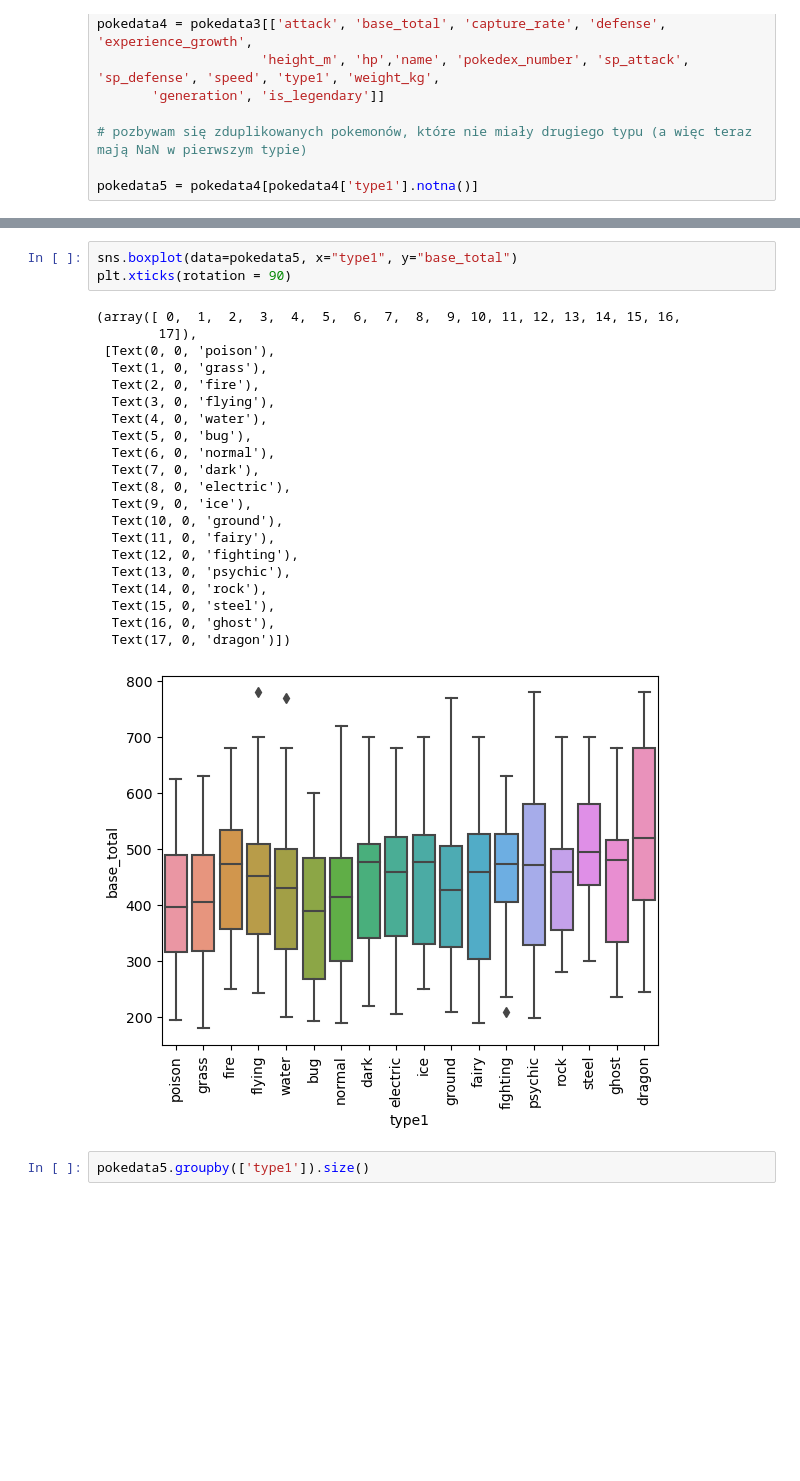
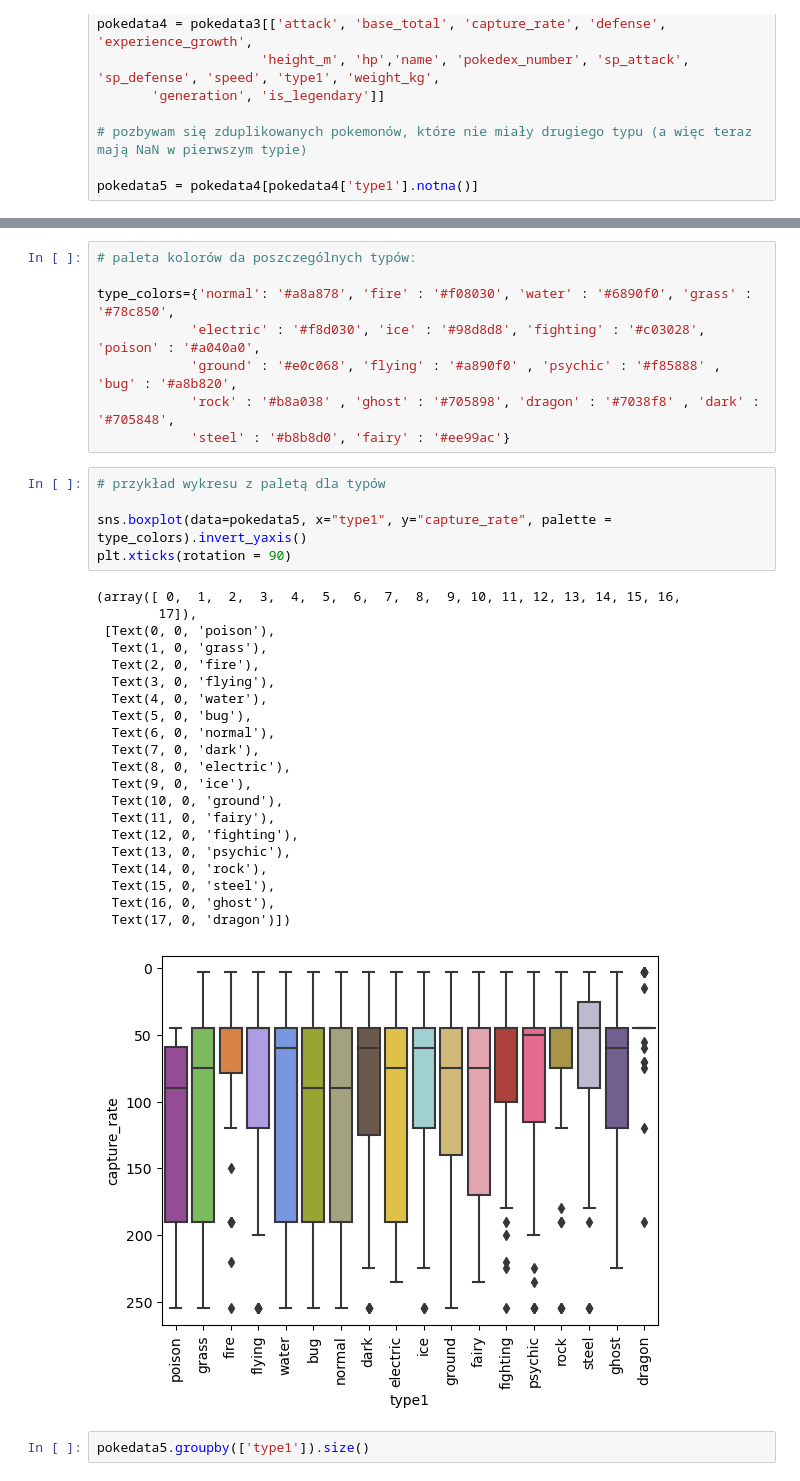
Before and after one commit to infoshareacademy/jdszr12-databenders, a Jupyter notebook: pokemon_python_rb.ipynb, the cells around one changed output, grey strips where cells are left out. Cells and saved outputs as stored; diff of their text form; blank space fills up the shorter version.

Commit message:
deleted crashed file poke_radek, modified pokemon_python_rb - created color pallete for specyfic pokemon types

```diff
--- a/pokemon_python_rb.ipynb
+++ b/pokemon_python_rb.ipynb
@@ -187,28 +122,38 @@ pokedata5
+# %%
+# paleta kolorów da poszczególnych typów:
+
+type_colors={'normal': '#a8a878', 'fire' : '#f08030', 'water' : '#6890f0', 'grass' : '#78c850',
+            'electric' : '#f8d030', 'ice' : '#98d8d8', 'fighting' : '#c03028', 'poison' : '#a040a0',
+            'ground' : '#e0c068', 'flying' : '#a890f0' , 'psychic' : '#f85888' , 'bug' : '#a8b820',
+            'rock' : '#b8a038' , 'ghost' : '#705898', 'dragon' : '#7038f8' , 'dark' : '#705848',
+            'steel' : '#b8b8d0', 'fairy' : '#ee99ac'}
 # %%
-sns.boxplot(data=pokedata5, x="type1", y="base_total")
+# przykład wykresu z paletą dla typów
+
+sns.boxplot(data=pokedata5, x="type1", y="capture_rate", palette = type_colors).invert_yaxis()
 plt.xticks(rotation = 90)
 # %% [output]
 (array([ 0,  1,  2,  3,  4,  5,  6,  7,  8,  9, 10, 11, 12, 13, 14, 15, 16,
         17]),
  [Text(0, 0, 'poison'),
   Text(1, 0, 'grass'),
   Text(2, 0, 'fire'),
   Text(3, 0, 'flying'),
   Text(4, 0, 'water'),
   Text(5, 0, 'bug'),
   Text(6, 0, 'normal'),
   Text(7, 0, 'dark'),
   Text(8, 0, 'electric'),
   Text(9, 0, 'ice'),
   Text(10, 0, 'ground'),
   Text(11, 0, 'fairy'),
   Text(12, 0, 'fighting'),
   Text(13, 0, 'psychic'),
   Text(14, 0, 'rock'),
   Text(15, 0, 'steel'),
   Text(16, 0, 'ghost'),
   Text(17, 0, 'dragon')])
-[figure, old version]
+[figure, new version]
 # %%
 pokedata5.groupby(['type1']).size()
 # %% [output]
```
Also changed, not shown: parts of 7 cells of this notebook, 2 other files.
